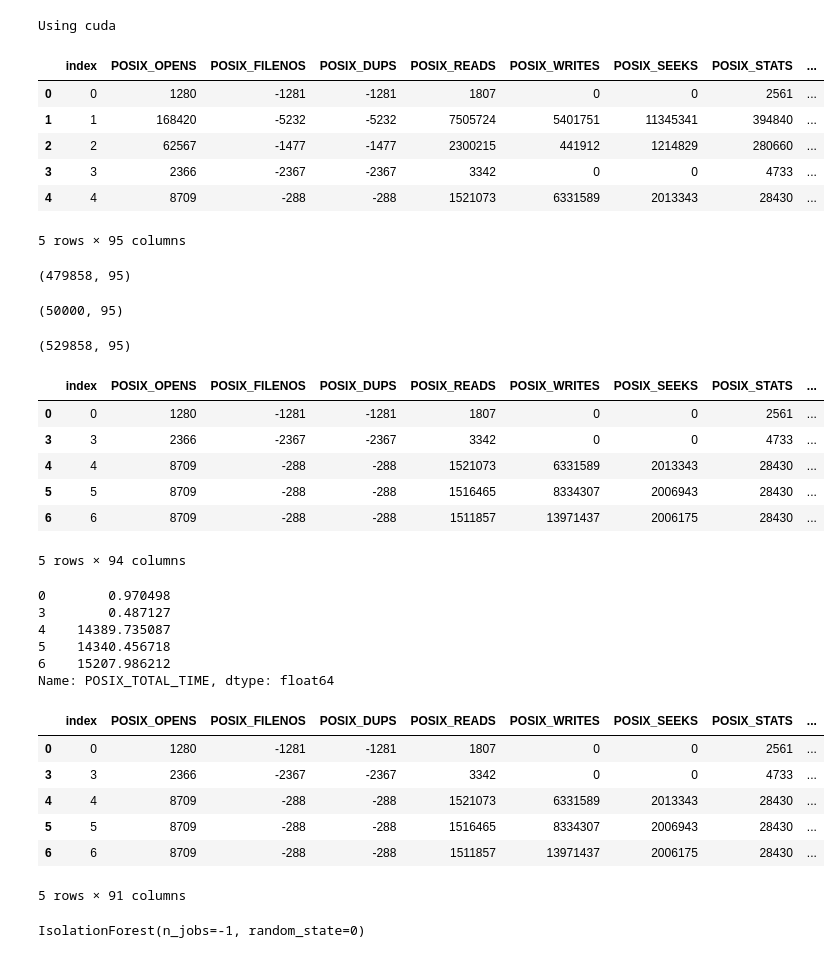
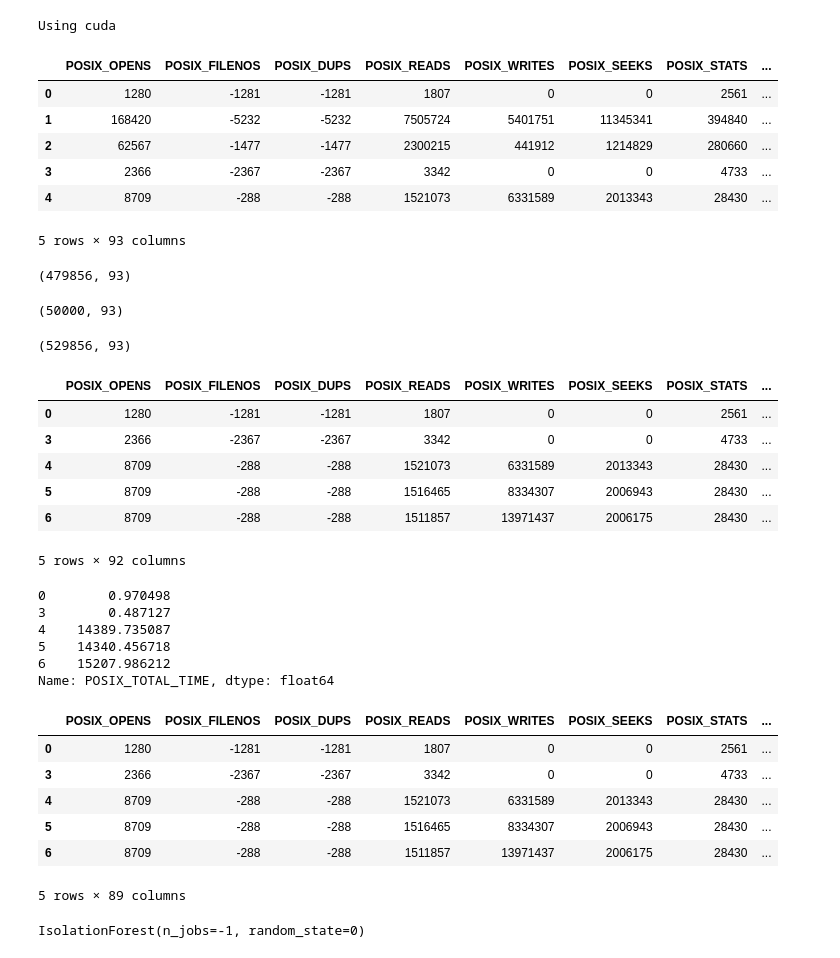
Before and after one commit to arcturus5340/IOTransferLearning, a Jupyter notebook: training/Blue_Waters_Voss_Model_C.ipynb, the cells around one changed output. Saved outputs shown, nothing was run; the diff lists cells and outputs as text; code cells hidden in the pictures.

```diff
--- a/training/Blue_Waters_Voss_Model_C.ipynb
+++ b/training/Blue_Waters_Voss_Model_C.ipynb
@@ -87,34 +87,34 @@ if not os.path.exists(CSV_LOG_PATH):
 # %%
 # Load the data
 df_blue_waters_posix = pd.read_csv(DATASET_PATH)
-df_blue_waters_posix.pop("path")
+df_blue_waters_posix = df_blue_waters_posix.drop(["path", "lustre"], axis=1)
 df_blue_waters_posix.head()
 # %% [output]
-|  | index | POSIX_OPENS | POSIX_FILENOS | POSIX_DUPS | POSIX_READS | POSIX_WRITES | POSIX_SEEKS | POSIX_STATS | ... |
-| 0 | 0 | 1280 | -1281 | -1281 | 1807 | 0 | 0 | 2561 | ... |
-| 1 | 1 | 168420 | -5232 | -5232 | 7505724 | 5401751 | 11345341 | 394840 | ... |
-| 2 | 2 | 62567 | -1477 | -1477 | 2300215 | 441912 | 1214829 | 280660 | ... |
-| 3 | 3 | 2366 | -2367 | -2367 | 3342 | 0 | 0 | 4733 | ... |
-| 4 | 4 | 8709 | -288 | -288 | 1521073 | 6331589 | 2013343 | 28430 | ... |
+|  | POSIX_OPENS | POSIX_FILENOS | POSIX_DUPS | POSIX_READS | POSIX_WRITES | POSIX_SEEKS | POSIX_STATS | ... |
+| 0 | 1280 | -1281 | -1281 | 1807 | 0 | 0 | 2561 | ... |
+| 1 | 168420 | -5232 | -5232 | 7505724 | 5401751 | 11345341 | 394840 | ... |
+| 2 | 62567 | -1477 | -1477 | 2300215 | 441912 | 1214829 | 280660 | ... |
+| 3 | 2366 | -2367 | -2367 | 3342 | 0 | 0 | 4733 | ... |
+| 4 | 8709 | -288 | -288 | 1521073 | 6331589 | 2013343 | 28430 | ... |
-5 rows × 95 columns
+5 rows × 93 columns
 # %%
 filter_spec = (df_blue_waters_posix.exe.str.strip().isin(["SpEC", "./SpEC"]))  # | (df_blue_waters_posix.POSIX_TOTAL_TIME >= 1e8)
 df_blue_waters_posix_nospec = df_blue_waters_posix[filter_spec == False]
 df_blue_waters_posix_nospec.shape
 # %% [output]
-(479858, 95)
+(479856, 93)
 # %%
 # Randomly sample 50000 benchmark runs out of 326799 and recombine the dataframes
 df_blue_waters_posix_spec = df_blue_waters_posix[filter_spec]
 df_blue_waters_posix_spec = resample(df_blue_waters_posix_spec, n_samples=50000, random_state=0)
 df_blue_waters_posix_spec.shape
 # %% [output]
-(50000, 95)
+(50000, 93)
 # %%
 df_blue_waters_posix = pd.concat([df_blue_waters_posix_nospec, df_blue_waters_posix_spec])
 df_blue_waters_posix.shape
 # %% [output]
-(529858, 95)
+(529856, 93)
 # %%
 if config.top10_apps_filter:
     apps_count_series = df_blue_waters_posix.groupby(by=["exe"]).count()["nprocs"].sort_values(ascending=False)
@@ -132,13 +132,13 @@ if config.meancount75_filter:
 df_blue_waters_posix = df_blue_waters_posix.drop(['exe'], axis=1)
 df_blue_waters_posix.head()
 # %% [output]
-|  | index | POSIX_OPENS | POSIX_FILENOS | POSIX_DUPS | POSIX_READS | POSIX_WRITES | POSIX_SEEKS | POSIX_STATS | ... |
-| 0 | 0 | 1280 | -1281 | -1281 | 1807 | 0 | 0 | 2561 | ... |
-| 3 | 3 | 2366 | -2367 | -2367 | 3342 | 0 | 0 | 4733 | ... |
-| 4 | 4 | 8709 | -288 | -288 | 1521073 | 6331589 | 2013343 | 28430 | ... |
-| 5 | 5 | 8709 | -288 | -288 | 1516465 | 8334307 | 2006943 | 28430 | ... |
-| 6 | 6 | 8709 | -288 | -288 | 1511857 | 13971437 | 2006175 | 28430 | ... |
+|  | POSIX_OPENS | POSIX_FILENOS | POSIX_DUPS | POSIX_READS | POSIX_WRITES | POSIX_SEEKS | POSIX_STATS | ... |
+| 0 | 1280 | -1281 | -1281 | 1807 | 0 | 0 | 2561 | ... |
+| 3 | 2366 | -2367 | -2367 | 3342 | 0 | 0 | 4733 | ... |
+| 4 | 8709 | -288 | -288 | 1521073 | 6331589 | 2013343 | 28430 | ... |
+| 5 | 8709 | -288 | -288 | 1516465 | 8334307 | 2006943 | 28430 | ... |
+| 6 | 8709 | -288 | -288 | 1511857 | 13971437 | 2006175 | 28430 | ... |
-5 rows × 94 columns
+5 rows × 92 columns
 # %%
 # Separate bandwidth from input features
 POSIX_TOTAL_TIME_df = df_blue_waters_posix.pop('POSIX_TOTAL_TIME')
@@ -157,13 +157,13 @@ dup_set_means_df = df_blue_waters_posix.pop('mean')
 df_blue_waters_posix = df_blue_waters_posix.drop(["error"], axis=1)
 df_blue_waters_posix.head()
 # %% [output]
-|  | index | POSIX_OPENS | POSIX_FILENOS | POSIX_DUPS | POSIX_READS | POSIX_WRITES | POSIX_SEEKS | POSIX_STATS | ... |
-| 0 | 0 | 1280 | -1281 | -1281 | 1807 | 0 | 0 | 2561 | ... |
-| 3 | 3 | 2366 | -2367 | -2367 | 3342 | 0 | 0 | 4733 | ... |
-| 4 | 4 | 8709 | -288 | -288 | 1521073 | 6331589 | 2013343 | 28430 | ... |
-| 5 | 5 | 8709 | -288 | -288 | 1516465 | 8334307 | 2006943 | 28430 | ... |
-| 6 | 6 | 8709 | -288 | -288 | 1511857 | 13971437 | 2006175 | 28430 | ... |
+|  | POSIX_OPENS | POSIX_FILENOS | POSIX_DUPS | POSIX_READS | POSIX_WRITES | POSIX_SEEKS | POSIX_STATS | ... |
+| 0 | 1280 | -1281 | -1281 | 1807 | 0 | 0 | 2561 | ... |
+| 3 | 2366 | -2367 | -2367 | 3342 | 0 | 0 | 4733 | ... |
+| 4 | 8709 | -288 | -288 | 1521073 | 6331589 | 2013343 | 28430 | ... |
+| 5 | 8709 | -288 | -288 | 1516465 | 8334307 | 2006943 | 28430 | ... |
+| 6 | 8709 | -288 | -288 | 1511857 | 13971437 | 2006175 | 28430 | ... |
-5 rows × 91 columns
+5 rows × 89 columns
 # %%
 # Fix seeds for reproducibility
 random.seed(config.random_seed)
```
Also changed, not shown: parts of 11 cells of this notebook, 44 other files.
